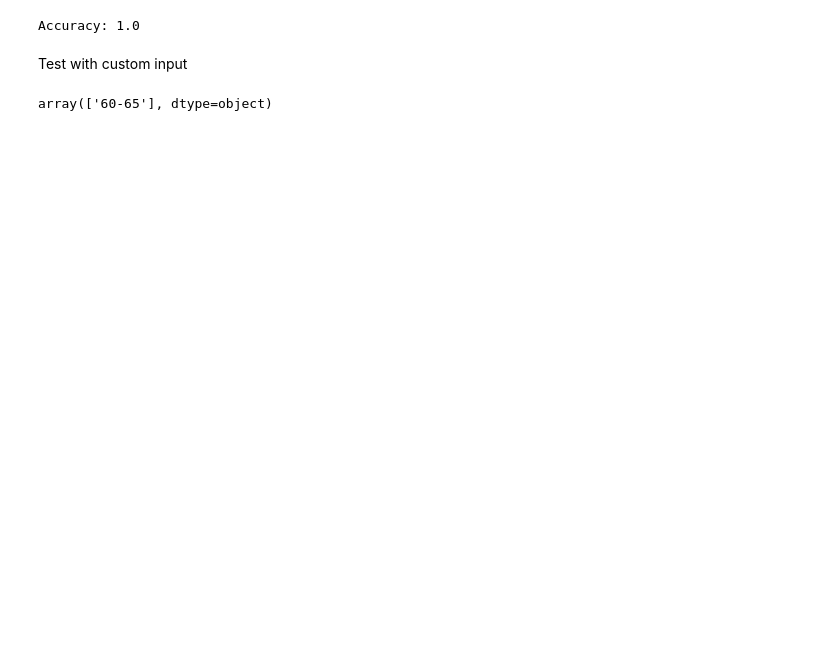
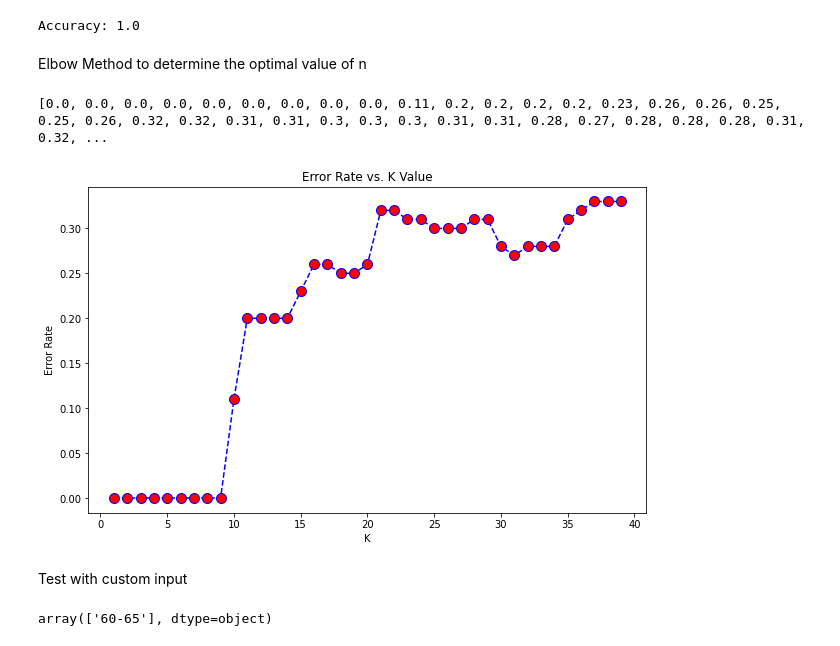
Before and after one commit to Alwin1847207/ML-KNN-StudentMarks, a Jupyter notebook: ML_CIA3_Implementation.ipynb, the cells around one changed output. Drawn from its saved outputs; the diff is of its cells as text; code cells hidden in the pictures; blank space fills up the shorter version.

```diff
--- a/ML_CIA3_Implementation.ipynb
+++ b/ML_CIA3_Implementation.ipynb
@@ -200,6 +203,25 @@ result2 = accuracy_score(y_test,y_pred)
 print("Accuracy:",result2)
 # %% [output]
 Accuracy: 1.0
+# %% [markdown]
+Elbow Method to determine the optimal value of n
+# %%
+error_rate = []
+for i in range(1,40):
+ knn = KNeighborsClassifier(n_neighbors=i)
+ knn.fit(X_train,y_train)
+ pred_i = knn.predict(X_test)
+ error_rate.append(np.mean(pred_i != y_test))
+# %%
+plt.figure(figsize=(10,6))
+plt.plot(range(1,40),error_rate,color='blue', linestyle='dashed', marker='o', markerfacecolor='red', markersize=10)
+plt.title('Error Rate vs. K Value')
+plt.xlabel('K')
+plt.ylabel('Error Rate')
+print(error_rate)
+# %% [output]
+[0.0, 0.0, 0.0, 0.0, 0.0, 0.0, 0.0, 0.0, 0.0, 0.11, 0.2, 0.2, 0.2, 0.2, 0.23, 0.26, 0.26, 0.25, 0.25, 0.26, 0.32, 0.32, 0.31, 0.31, 0.3, 0.3, 0.3, 0.31, 0.31, 0.28, 0.27, 0.28, 0.28, 0.28, 0.31, 0.32, ...
+[figure, added]
 # %% [markdown]
 Test with custom input
 # %%
```
Also changed, not shown: parts of 8 cells of this notebook.
